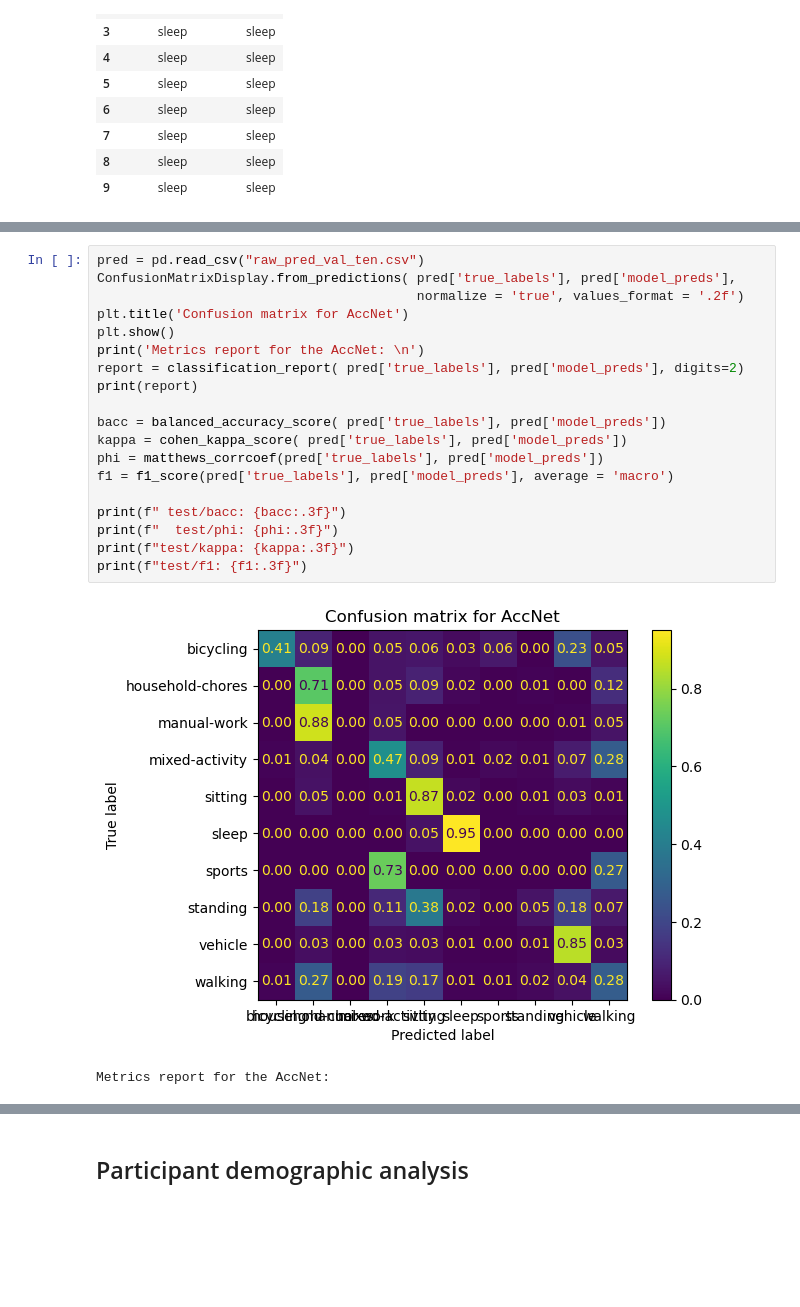
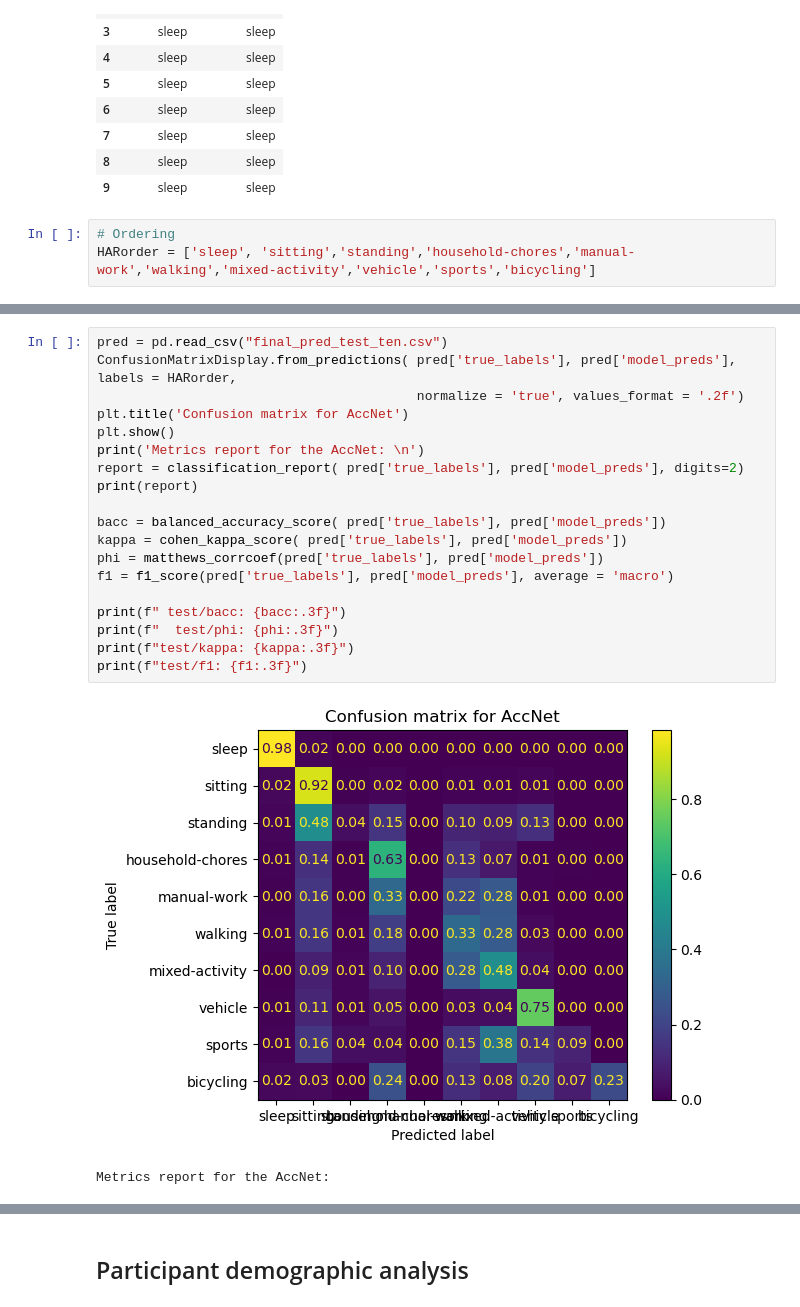
Before and after one commit to finlayscheib/capture24, a Jupyter notebook: Deep_models.ipynb, the cells around one changed output, grey strips where cells are left out. Saved outputs shown, nothing was run; the diff lists cells and outputs as text; blank space fills up the shorter version.

```diff
--- a/Deep_models.ipynb
+++ b/Deep_models.ipynb
@@ -327,5 +327,8 @@ pred.head(10)
 | 7 | sleep | sleep |
 | 8 | sleep | sleep |
 | 9 | sleep | sleep |
+# %%
+# Ordering
+HARorder = ['sleep', 'sitting','standing','household-chores','manual-work','walking','mixed-activity','vehicle','sports','bicycling']
 # %%
 pred = pd.read_csv("final_pred_test_ten_w_ds.csv")
@@ -370,24 +373,24 @@ test/f1: 0.484
 # %%
-pred = pd.read_csv("raw_pred_val_ten.csv")
-ConfusionMatrixDisplay.from_predictions( pred['true_labels'], pred['model_preds'],
+pred = pd.read_csv("final_pred_test_ten.csv")
+ConfusionMatrixDisplay.from_predictions( pred['true_labels'], pred['model_preds'], labels = HARorder,
                                          normalize = 'true', values_format = '.2f')
 plt.title('Confusion matrix for AccNet')
 plt.show()
 print('Metrics report for the AccNet: \n')
 report = classification_report( pred['true_labels'], pred['model_preds'], digits=2)
 print(report)
 
 bacc = balanced_accuracy_score( pred['true_labels'], pred['model_preds'])
 kappa = cohen_kappa_score( pred['true_labels'], pred['model_preds'])
 phi = matthews_corrcoef(pred['true_labels'], pred['model_preds'])
 f1 = f1_score(pred['true_labels'], pred['model_preds'], average = 'macro')
 
 print(f" test/bacc: {bacc:.3f}")
 print(f"  test/phi: {phi:.3f}")
 print(f"test/kappa: {kappa:.3f}")
 print(f"test/f1: {f1:.3f}")
 # %% [output]
-[figure, old version]
+[figure, new version]
 Metrics report for the AccNet:
                   precision    recall  f1-score   support
 
```
Also changed, not shown: parts of 4 cells of this notebook.
